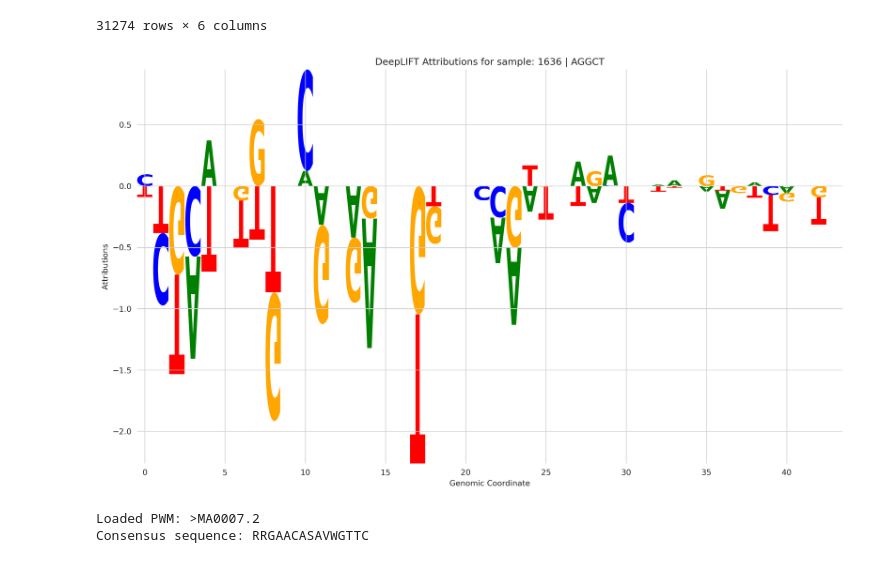
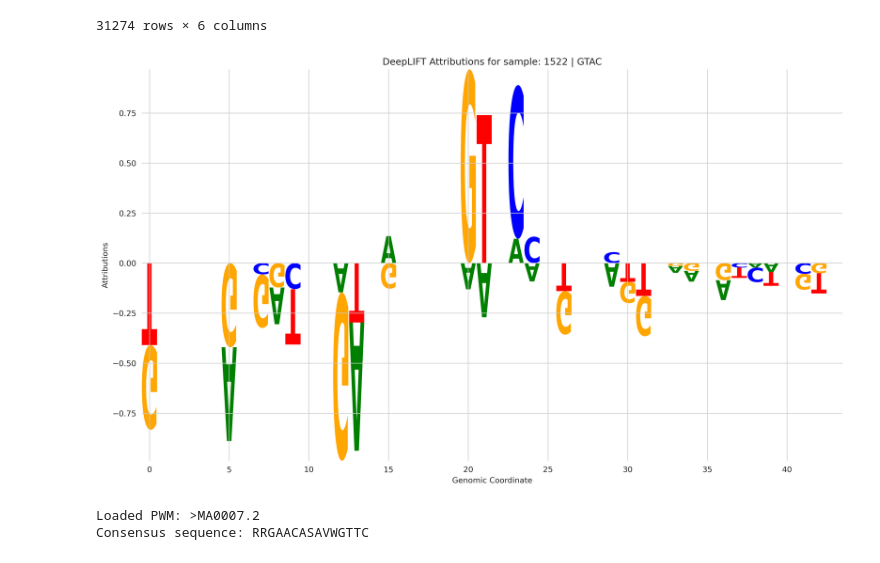
Before and after one commit to wejarrard/tf-binding, a Jupyter notebook: src/inference/interpretability/base.ipynb, the cells around one changed output. Drawn from its saved outputs; the diff is of its cells as text; code cells hidden in the pictures.

```diff
--- a/src/inference/interpretability/base.ipynb
+++ b/src/inference/interpretability/base.ipynb
@@ -166,9 +168,9 @@ seqlets
 | 31273 | 4624 | 2028 | 2033 | -2.150138 | 9.934100e-03 | AACCC |
 31274 rows × 6 columns
 # %%
-plot_seqlet(seqlets, attrs_list, sample_rank=31269, context_size=20)
+plot_seqlet(seqlets, attrs_list, sample_rank=6127, context_size=20)
 # %% [output]
-[figure, old version]
+[figure, new version]
 # %%
 from dataclasses import dataclass, field
 from typing import List, Tuple
```
Also changed, not shown: parts of 3 cells of this notebook, 4 other files.
